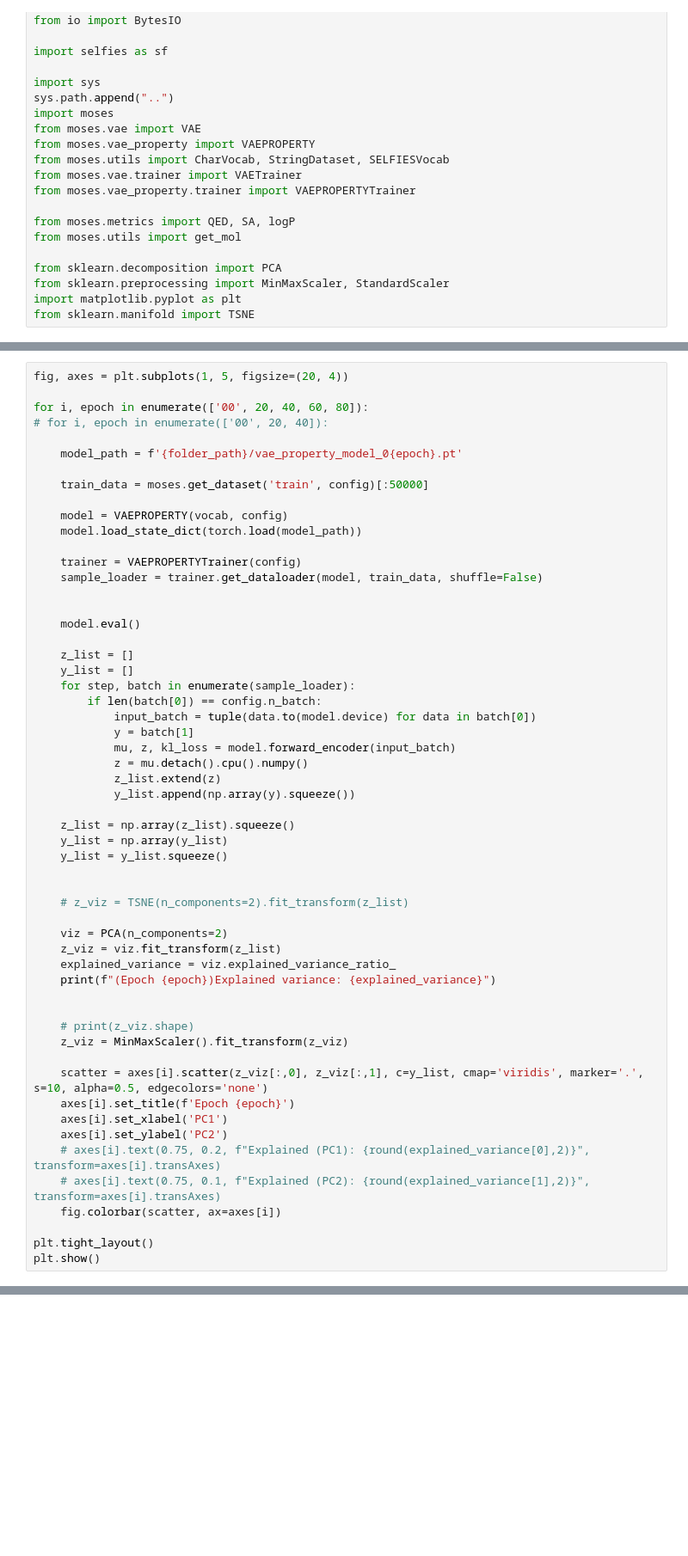
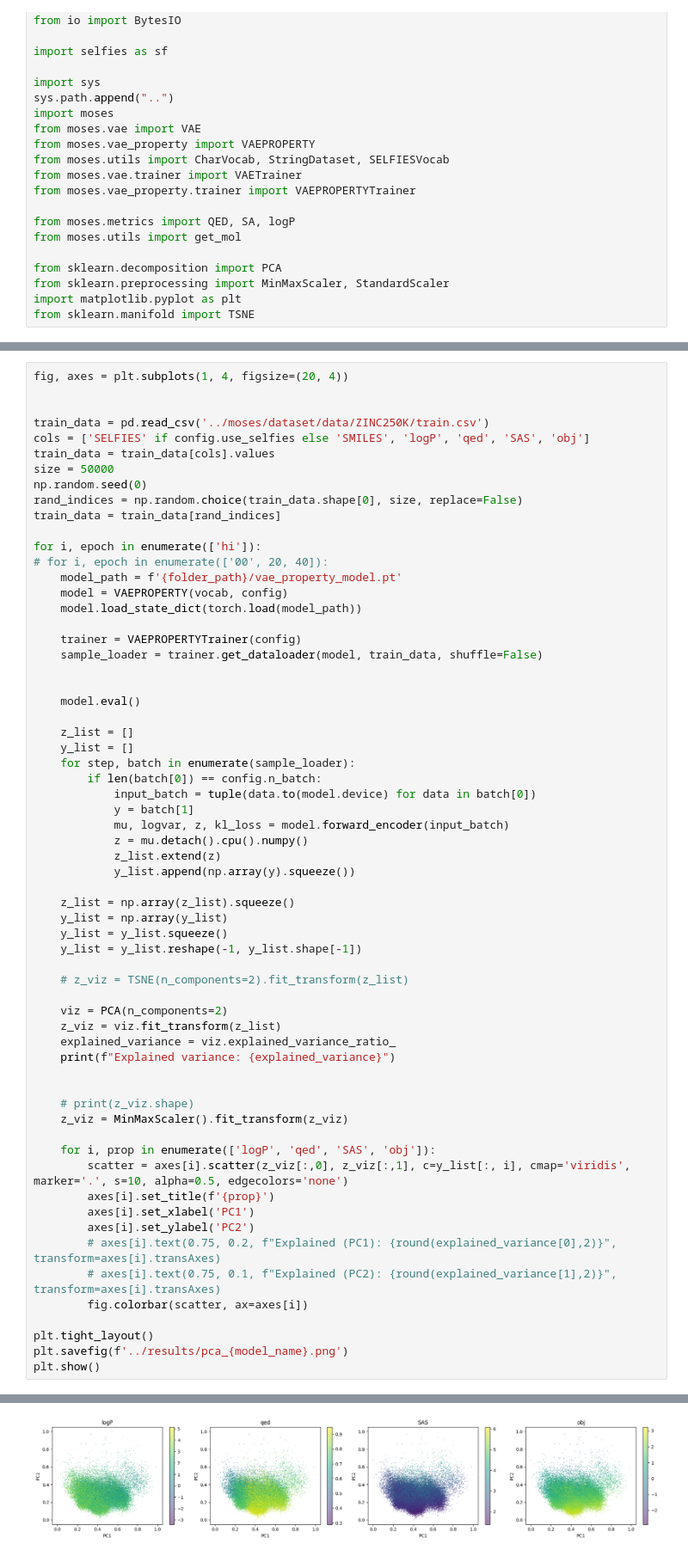
Before and after one commit to sunghwanism/NewMoses, a Jupyter notebook: notebooks/emb_viz_code.ipynb, the cells around one changed output, grey strips where cells are left out. Shown at 86% size. Cells and saved outputs as stored; diff of their text form; blank space fills up the shorter version.

Commit message:
VAEProp_obj model results analyzed

```diff
--- a/notebooks/emb_viz_code.ipynb
+++ b/notebooks/emb_viz_code.ipynb
@@ -34,13 +37,18 @@ print(f"Use Selfies: {config.use_selfies}")
 # %%
-fig, axes = plt.subplots(1, 5, figsize=(20, 4))
+fig, axes = plt.subplots(1, 4, figsize=(20, 4))
 
-for i, epoch in enumerate(['00', 20, 40, 60, 80]):
+
+train_data = pd.read_csv('../moses/dataset/data/ZINC250K/train.csv')
+cols = ['SELFIES' if config.use_selfies else 'SMILES', 'logP', 'qed', 'SAS', 'obj']
+train_data = train_data[cols].values
+size = 50000
+np.random.seed(0)
+rand_indices = np.random.choice(train_data.shape[0], size, replace=False)
+train_data = train_data[rand_indices]
+
+for i, epoch in enumerate(['hi']):
 # for i, epoch in enumerate(['00', 20, 40]):
-
-    model_path = f'{folder_path}/vae_property_model_0{epoch}.pt'
-
-    train_data = moses.get_dataset('train', config)[:50000]
-
+    model_path = f'{folder_path}/vae_property_model.pt'
     model = VAEPROPERTY(vocab, config)
     model.load_state_dict(torch.load(model_path))
 
@@ -56,7 +64,7 @@ for i, epoch in enumerate(['00', 20, 40, 60, 80]):
         if len(batch[0]) == config.n_batch:
             input_batch = tuple(data.to(model.device) for data in batch[0])
             y = batch[1]
-            mu, z, kl_loss = model.forward_encoder(input_batch)
+            mu, logvar, z, kl_loss = model.forward_encoder(input_batch)
             z = mu.detach().cpu().numpy()
             z_list.extend(z)
             y_list.append(np.array(y).squeeze())
@@ -64,26 +72,29 @@ for i, epoch in enumerate(['00', 20, 40, 60, 80]):
     z_list = np.array(z_list).squeeze()
     y_list = np.array(y_list)
     y_list = y_list.squeeze()
-
+    y_list = y_list.reshape(-1, y_list.shape[-1])
 
     # z_viz = TSNE(n_components=2).fit_transform(z_list)
 
     viz = PCA(n_components=2)
     z_viz = viz.fit_transform(z_list)
     explained_variance = viz.explained_variance_ratio_
-    print(f"(Epoch {epoch})Explained variance: {explained_variance}")
+    print(f"Explained variance: {explained_variance}")
 
 
     # print(z_viz.shape)
     z_viz = MinMaxScaler().fit_transform(z_viz)
 
-    scatter = axes[i].scatter(z_viz[:,0], z_viz[:,1], c=y_list, cmap='viridis', marker='.', s=10, alpha=0.5, edgecolors='none')
-    axes[i].set_title(f'Epoch {epoch}')
-    axes[i].set_xlabel('PC1')
-    axes[i].set_ylabel('PC2')
-    # axes[i].text(0.75, 0.2, f"Explained (PC1): {round(explained_variance[0],2)}", transform=axes[i].transAxes)
-    # axes[i].text(0.75, 0.1, f"Explained (PC2): {round(explained_variance[1],2)}", transform=axes[i].transAxes)
-    fig.colorbar(scatter, ax=axes[i])
+    for i, prop in enumerate(['logP', 'qed', 'SAS', 'obj']):
+        scatter = axes[i].scatter(z_viz[:,0], z_viz[:,1], c=y_list[:, i], cmap='viridis', marker='.', s=10, alpha=0.5, edgecolors='none')
+        axes[i].set_title(f'{prop}')
+        axes[i].set_xlabel('PC1')
+        axes[i].set_ylabel('PC2')
+        # axes[i].text(0.75, 0.2, f"Explained (PC1): {round(explained_variance[0],2)}", transform=axes[i].transAxes)
+        # axes[i].text(0.75, 0.1, f"Explained (PC2): {round(explained_variance[1],2)}", transform=axes[i].transAxes)
+        fig.colorbar(scatter, ax=axes[i])
 
 plt.tight_layout()
+plt.savefig(f'../results/pca_{model_name}.png')
 plt.show()
+# %% [output]
@@ -89,0 +102 @@ plt.show()
+[figure, added]
```
Also changed, not shown: parts of 2 cells of this notebook, 43 other files.
